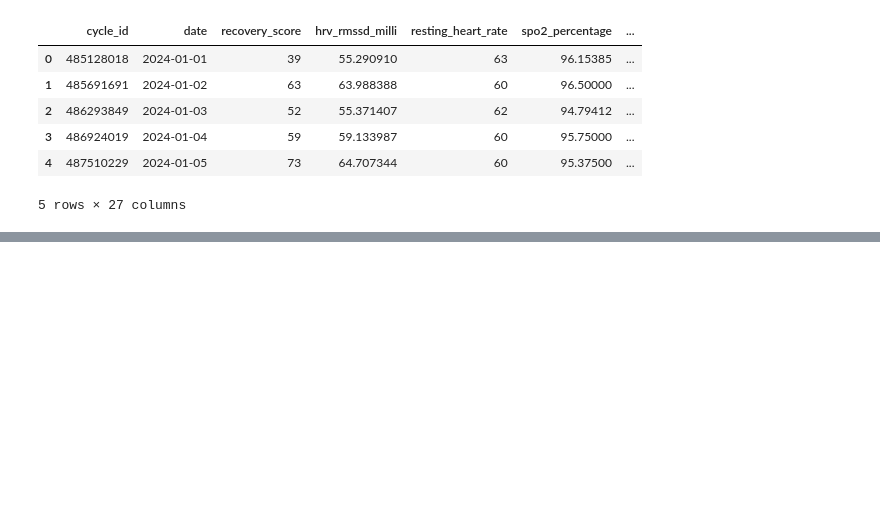
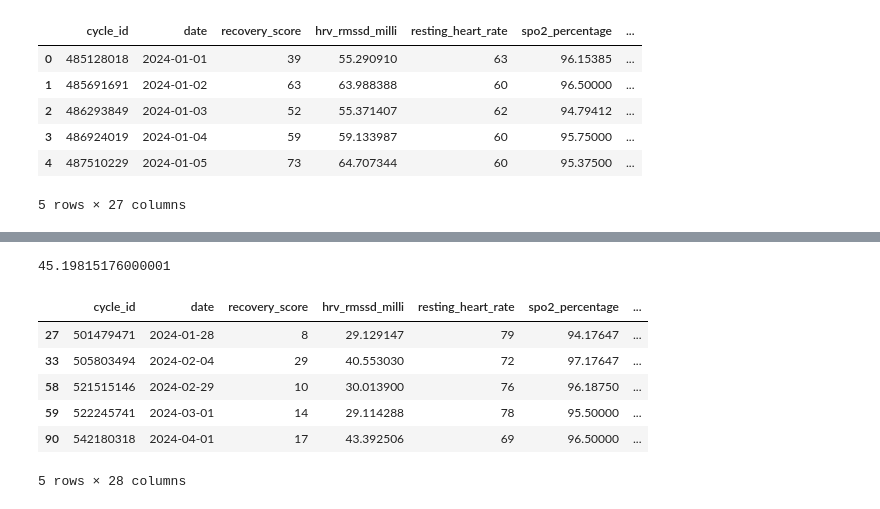
Before and after one commit to JordanPickles/whoop-recovery-predictor, a Jupyter notebook: notebooks/01_eda.ipynb, the cells around one changed output, grey strips where cells are left out. Drawn from its saved outputs; the diff is of its cells as text; code cells hidden in the pictures; blank space fills up the shorter version.

Commit message:
feat: adds alcohol consumed flag col

```diff
--- a/notebooks/01_eda.ipynb
+++ b/notebooks/01_eda.ipynb
@@ -272,0 +315,18 @@ Low spo2 is likely through periods of illness and again, without logged data to
+# %%
+hrv_median = df_wrangled['hrv_rmssd_milli'].median() # median is more robust to the outliers we know are present
+low_hrv_threshold = hrv_median * 0.67 # more conservative requiring the larger decrease based on the study of 33% decrease
+
+print(low_hrv_threshold)
+
+df_wrangled['alcohol_consumed_flag'] = ((df_wrangled['recovery_score'] < 34) & (df_wrangled['hrv_rmssd_milli'] < low_hrv_threshold)).astype(int)
+
+df_wrangled[df_wrangled['alcohol_consumed_flag'] == 1].head()
+# %% [output]
+45.19815176000001
+|  | cycle_id | date | recovery_score | hrv_rmssd_milli | resting_heart_rate | spo2_percentage | ... |
+| 27 | 501479471 | 2024-01-28 | 8 | 29.129147 | 79 | 94.17647 | ... |
+| 33 | 505803494 | 2024-02-04 | 29 | 40.553030 | 72 | 97.17647 | ... |
+| 58 | 521515146 | 2024-02-29 | 10 | 30.013900 | 76 | 96.18750 | ... |
+| 59 | 522245741 | 2024-03-01 | 14 | 29.114288 | 78 | 95.50000 | ... |
+| 90 | 542180318 | 2024-04-01 | 17 | 43.392506 | 69 | 96.50000 | ... |
+5 rows × 28 columns
```
Also changed, not shown: parts of 4 cells of this notebook.
